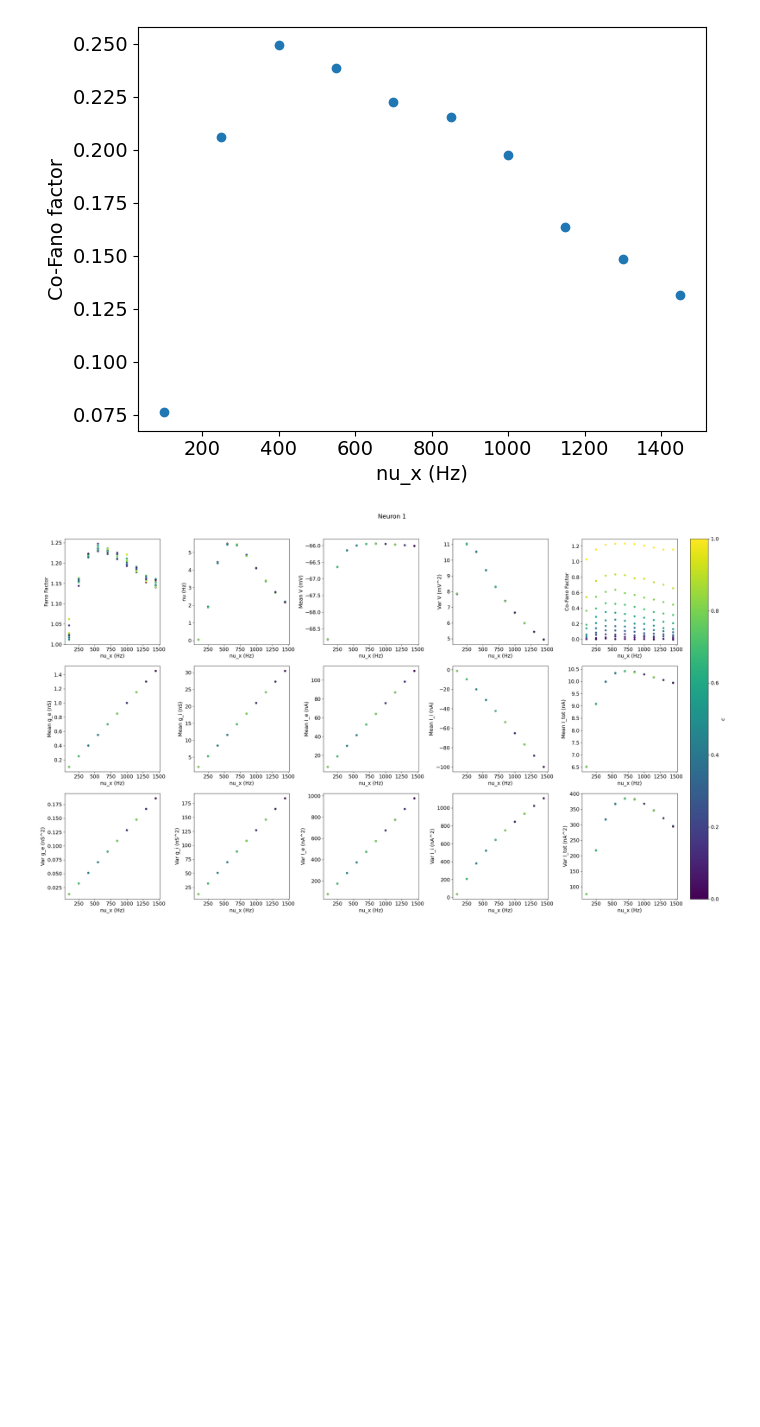
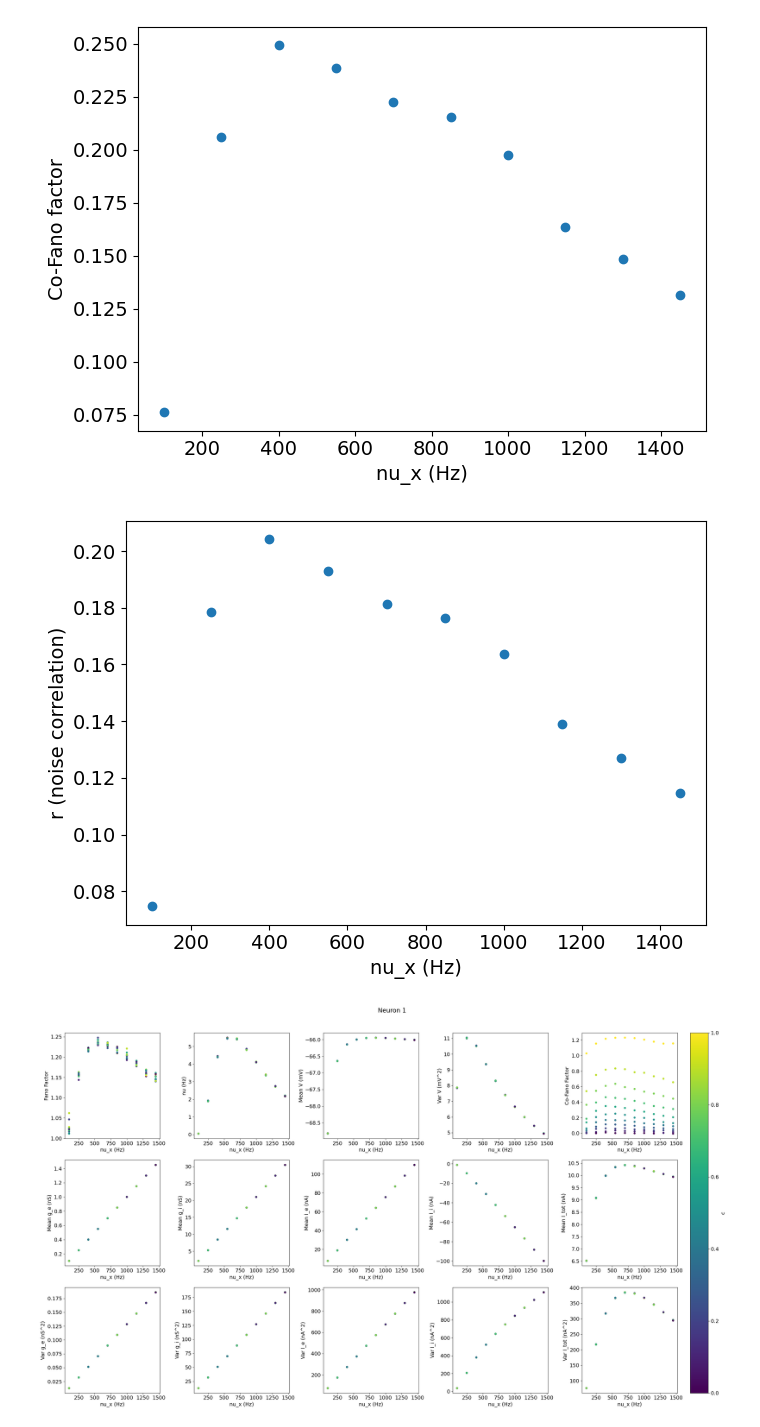
Before and after one commit to yuesha-yc/Conductance-Neurons, a Jupyter notebook: python_analysis/2025_10_16/2025_10_16_double_cond_lif.ipynb, the cells around one changed output. Cells and saved outputs as stored; diff of their text form; code cells hidden in the pictures; blank space fills up the shorter version.

```diff
--- a/python_analysis/2025_10_16/2025_10_16_double_cond_lif.ipynb
+++ b/python_analysis/2025_10_16/2025_10_16_double_cond_lif.ipynb
@@ -25,4 +23,7 @@ trials = collect_data("../../outputs/conductance/double_lif/nu_x_1/20251016-0041
 # %%
+trials = collect_data("../../outputs/conductance/double_lif/nu_x_1/20251016-004114-dZgtdphQ")
+
+
 plt.rcParams.update({'font.size': 14})
 
 keys = [
@@ -62,33 +63,41 @@ def plot_summary(df, neuron_idx, outname):
     axs[0,2].scatter(df["nu_x"], df["mean_V"]);      axs[0,2].set_xlabel("nu_x (Hz)"); axs[0,2].set_ylabel("Mean V (mV)")
     axs[0,3].scatter(df["nu_x"], df["var_V"]);       axs[0,3].set_xlabel("nu_x (Hz)"); axs[0,3].set_ylabel("Var V (mV^2)")
     # do co-fano factor both
     axs[0,4].scatter(df["nu_x"], df_co["co_fano_factor"]); axs[0,4].set_xlabel("nu_x (Hz)"); axs[0,4].set_ylabel("Co-Fano Factor")
 
     axs[1,0].scatter(df["nu_x"], df["mean_g_e"]);    axs[1,0].set_xlabel("nu_x (Hz)"); axs[1,0].set_ylabel("Mean g_e (nS)")
     axs[1,1].scatter(df["nu_x"], df["mean_g_i"]);    axs[1,1].set_xlabel("nu_x (Hz)"); axs[1,1].set_ylabel("Mean g_i (nS)")
     axs[1,2].scatter(df["nu_x"], df["mean_I_e"]);    axs[1,2].set_xlabel("nu_x (Hz)"); axs[1,2].set_ylabel("Mean I_e (nA)")
     axs[1,3].scatter(df["nu_x"], df["mean_I_i"]);    axs[1,3].set_xlabel("nu_x (Hz)"); axs[1,3].set_ylabel("Mean I_i (nA)")
     axs[1,4].scatter(df["nu_x"], df["mean_I_tot"]);  axs[1,4].set_xlabel("nu_x (Hz)"); axs[1,4].set_ylabel("Mean I_tot (nA)")
 
     axs[2,0].scatter(df["nu_x"], df["var_g_e"]);     axs[2,0].set_xlabel("nu_x (Hz)"); axs[2,0].set_ylabel("Var g_e (nS^2)")
     axs[2,1].scatter(df["nu_x"], df["var_g_i"]);     axs[2,1].set_xlabel("nu_x (Hz)"); axs[2,1].set_ylabel("Var g_i (nS^2)")
     axs[2,2].scatter(df["nu_x"], df["var_I_e"]);     axs[2,2].set_xlabel("nu_x (Hz)"); axs[2,2].set_ylabel("Var I_e (nA^2)")
     axs[2,3].scatter(df["nu_x"], df["var_I_i"]);     axs[2,3].set_xlabel("nu_x (Hz)"); axs[2,3].set_ylabel("Var I_i (nA^2)")
     axs[2,4].scatter(df["nu_x"], df["var_I_tot"]);   axs[2,4].set_xlabel("nu_x (Hz)"); axs[2,4].set_ylabel("Var I_tot (nA^2)")
 
     plt.tight_layout(); plt.savefig(outname, dpi=300, bbox_inches="tight"); plt.show()
 
 for i, df in enumerate(dfs):
     plot_summary(df, i, f"detailed_summary_neuron{i+1}.png")
 
 plt.figure(figsize=(7,5))
 plt.scatter(df_co["nu_x"], df_co["co_fano_factor"])
 plt.xlabel("nu_x (Hz)"); plt.ylabel("Co-Fano factor")
 plt.tight_layout(); plt.savefig("co_fano_vs_nu_x.png", dpi=300, bbox_inches="tight"); plt.show()
+
+# noise correlation vs nu_x for various c
+plt.figure(figsize=(7,5))
+df_co["r"] = df_co["co_fano_factor"] / np.sqrt(dfs[0]["fano_factor"] * dfs[1]["fano_factor"])
+plt.scatter(df_co["nu_x"], df_co["r"])
+plt.xlabel("nu_x (Hz)"); plt.ylabel("r (noise correlation)")
+plt.tight_layout(); plt.savefig("r_vs_nu_x.png", dpi=300, bbox_inches="tight"); plt.show()
 # %% [output]
 [figure]
 [figure]
 [figure]
+[figure, added]
 # %%
 import numpy as np
 import pandas as pd
```
Also changed, not shown: parts of 2 cells of this notebook.
